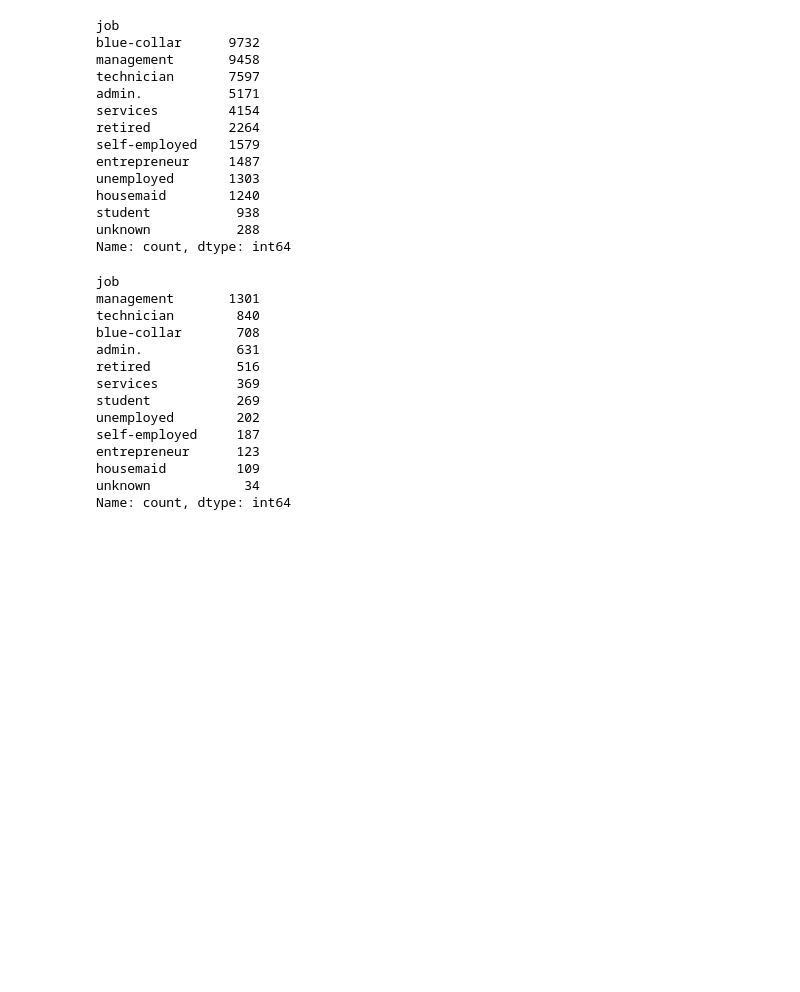
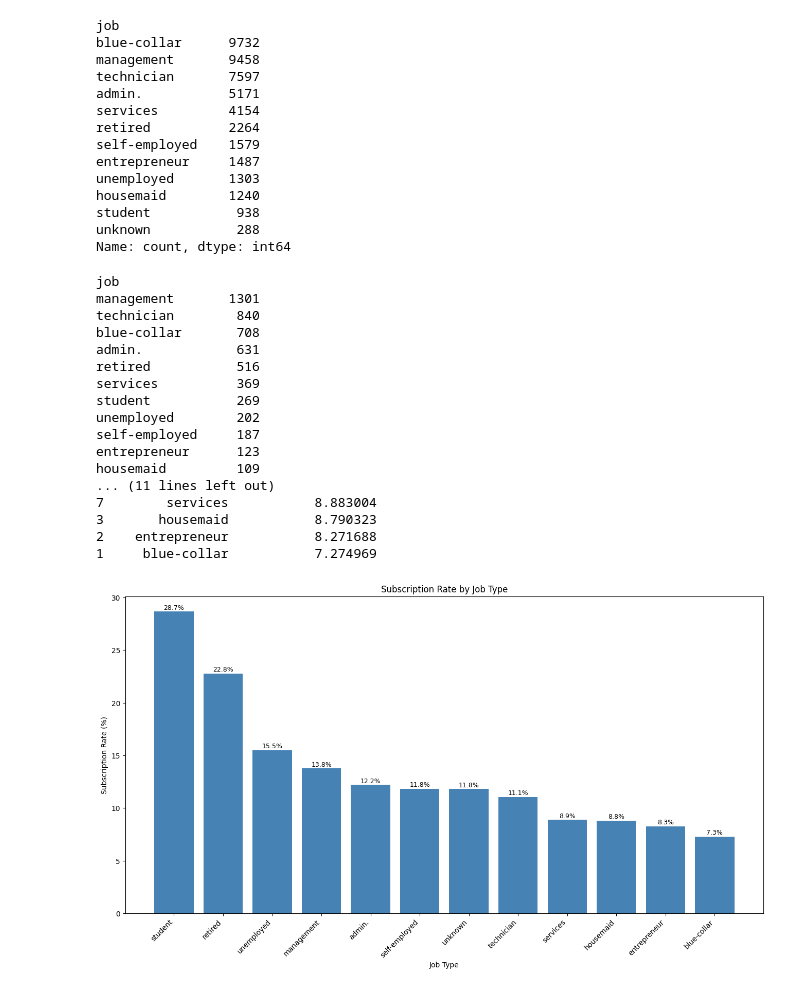
Before and after one commit to MIKE-BRIA/bankmarketing, a Jupyter notebook: notebooks/data_cleaning.ipynb, the cells around one changed output. Cells and saved outputs as stored; diff of their text form; code cells hidden in the pictures; blank space fills up the shorter version.

```diff
--- a/notebooks/data_cleaning.ipynb
+++ b/notebooks/data_cleaning.ipynb
@@ -216,7 +216,17 @@ Name: count, dtype: int64
 ## all job_types and subscription
 
 subscribers_by_job = df[df['y'] == 'yes']['job'].value_counts()
-subscribers_by_job
+print(subscribers_by_job)
+
+## subscription rate
+
+job_subscription_rate = df.groupby('job')['y'].apply(lambda x: (x == 'yes').sum()/len(x)*100).reset_index()
+
+job_subscription_rate.columns = ['job','subscription_rate']
+##sort from higest to lowest
+
+job_subscription_rate = job_subscription_rate.sort_values('subscription_rate', ascending=False)
+print(job_subscription_rate)
 # %% [output]
 job
 management       1301
@@ -230,5 +240,25 @@ unemployed        202
 self-employed     187
 entrepreneur      123
 housemaid         109
-unknown            34
-Name: count, dtype: int64
+... (11 lines left out)
+7        services           8.883004
+3       housemaid           8.790323
+2    entrepreneur           8.271688
+1     blue-collar           7.274969
+# %%
+#visuals
+
+plt.figure(figsize=(16,8))
+plt.bar(job_subscription_rate['job'],job_subscription_rate['subscription_rate'], color='steelblue')
+
+plt.title('Subscription Rate by Job Type')
+plt.xlabel('Job Type')
+plt.ylabel('Subscription Rate (%)')
+plt.xticks(rotation=45,ha='right')
+
+for i,v in enumerate(job_subscription_rate['subscription_rate']):
+    plt.text(i,v + 0.2,f'{v:.1f}%', ha='center', fontsize=9)
+
+plt.show()
+# %% [output]
+[figure, added]
```
Also changed, not shown: parts of 6 cells of this notebook.
